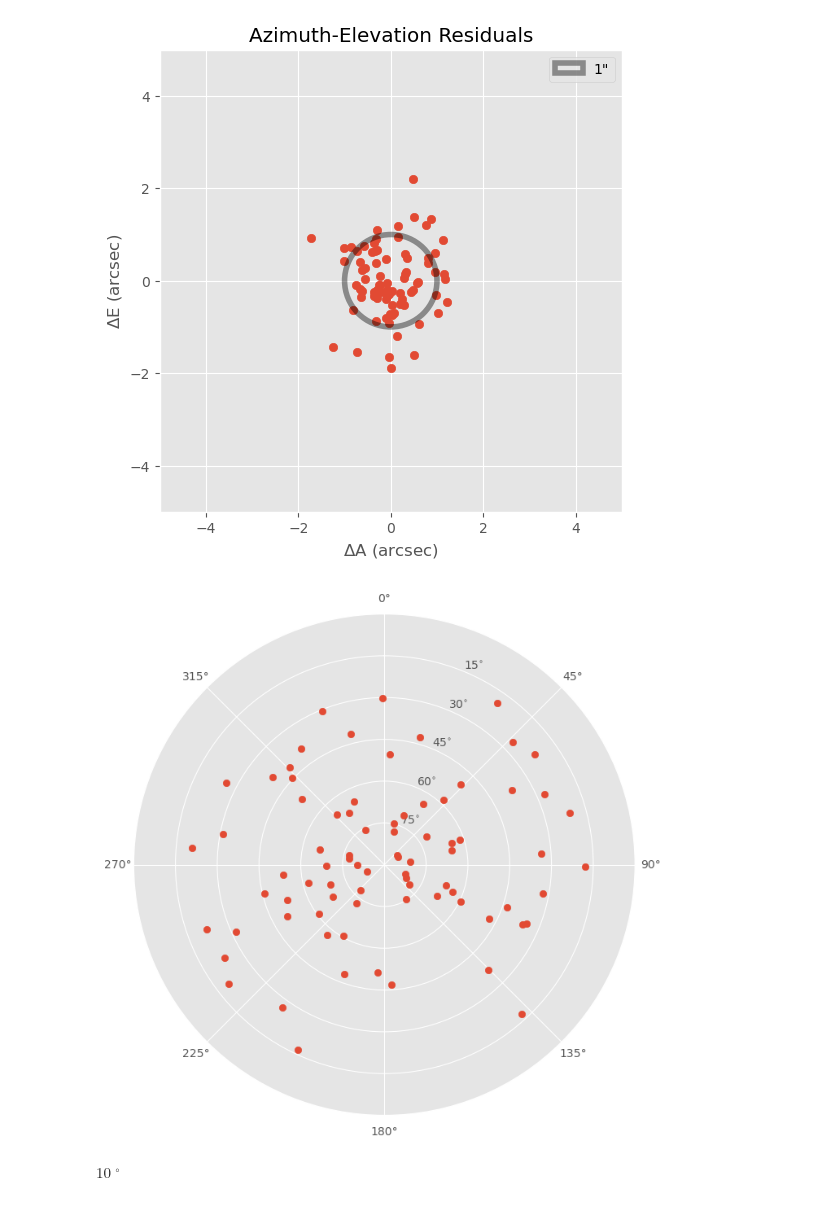
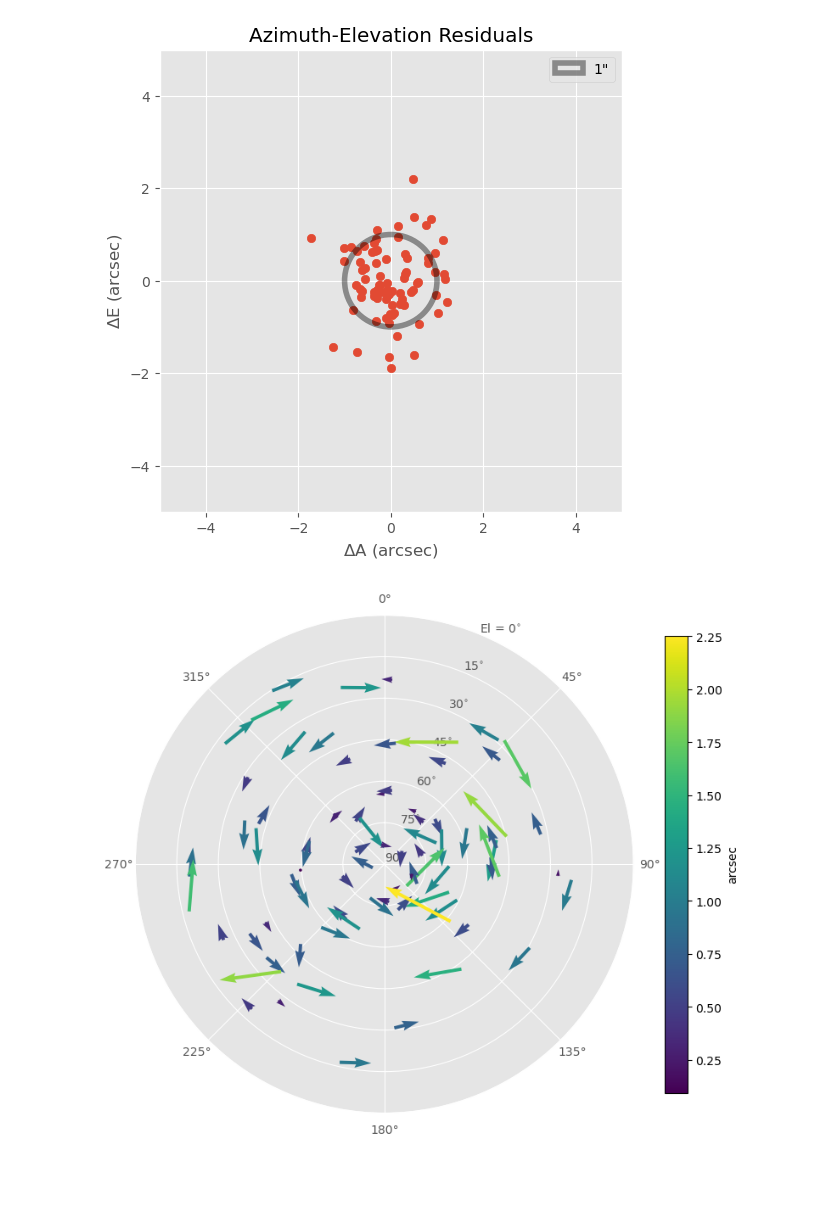
Before and after one commit to MMTObservatory/pointing_analysis, a Jupyter notebook: pointing_data/20210821/tpoint.ipynb, the cells around one changed output. Cells and saved outputs as stored; diff of their text form; code cells hidden in the pictures; blank space fills up the shorter version.

Commit message:
finish sky plot

```diff
--- a/pointing_data/20210821/tpoint.ipynb
+++ b/pointing_data/20210821/tpoint.ipynb
@@ -110,25 +110,44 @@ plt.show()
 [figure]
 # %%
 with plt.style.context('ggplot', {'xtick.labelsize': 18, 'ytick.labelsize': 18}):
+    x = coo_obs.az
+    y = 90 * u.degree - coo_obs.alt  # use zenith angle here as a trick
+    uu = (az_res).to(u.arcsec).value
+    vv = (-1 * el_res).to(u.arcsec).value
     fig, ax = plt.subplots(subplot_kw={'projection': 'polar'}, figsize=[8, 8])
-    ax.scatter(coo_obs.az, 90 * u.degree - coo_obs.alt)  # use zenith angle here as a trick
+    qq = ax.quiver(
+        x.to(u.radian).value,
+        y.value,
+        uu,
+        vv,
+        np.sqrt(uu**2 + vv**2),
+        scale_units='y',
+        angles='xy',
+        pivot='tip',
+        color='red'
+    )
+    #qk = ax.quiverkey(qq, 0.95, 0.95, 1, "1\"", labelpos='W', coordinates='axes', angle=0.0)
     ax.set_rmax(90)
-    ticks = [15, 30, 45, 60, 75]
+    #ax.set_ylim(90)
+    ticks = [0, 15, 30, 45, 60, 75, 90]
     #ticks = [75, 60, 45, 20, 15]
     ax.set_rticks(ticks)
     ax.set_yticklabels([
-        "$75^{∘}$",
-        "$60^{∘}$",
-        "$45^{∘}$",
-        "$30^{∘}$",
-        "$15^{∘}$"
+        "$90^{\circ}$",
+        "$75^{\circ}$",
+        "$60^{\circ}$",
+        "$45^{\circ}$",
+        "$30^{\circ}$",
+        "$15^{\circ}$",
+        "El = $0^{\circ}$",
     ])
     ax.set_theta_zero_location('N')
     ax.set_theta_direction(-1)
+    #ax.scatter([(30 * u.deg).to(u.radian).value], [90], color='b')
+    #ax.quiverkey(qq, 0.9, 0.9, 1/3600, "1\"", labelpos='W', coordinates='figure')
+cbar = plt.colorbar(qq, shrink=0.7)
+cbar.set_label("arcsec")
+plt.tight_layout()
 plt.show()
 # %% [output]
-[figure, old version]
+[figure, new version]
-# %%
-10 * u.deg
-# %% [output]
-$10 \; \mathrm{{}^{\circ}}$
```
